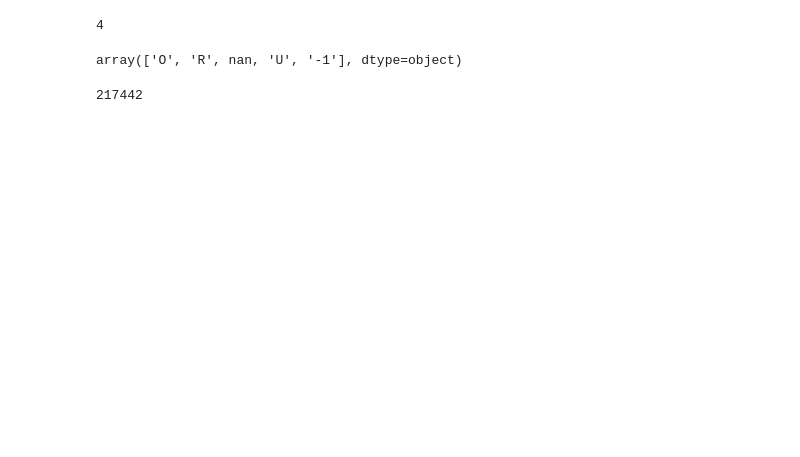
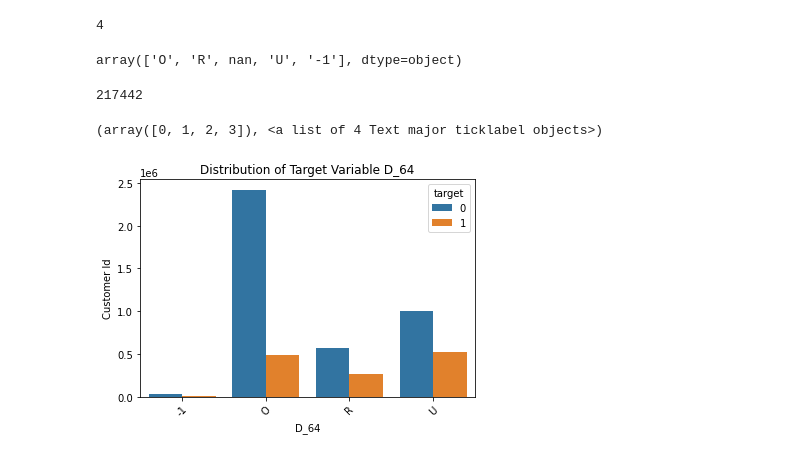
Before and after one commit to sankardevisharath/amex-default-prediction, a Jupyter notebook: notebooks/explore_columns.ipynb, the cells around one changed output. Saved outputs shown, nothing was run; the diff lists cells and outputs as text; code cells hidden in the pictures; blank space fills up the shorter version.

```diff
--- a/notebooks/explore_columns.ipynb
+++ b/notebooks/explore_columns.ipynb
@@ -358,3 +351,15 @@ array(['O', 'R', nan, 'U', '-1'], dtype=object)
 d_63_64_df['D_64'].isnull().sum()
 # %% [output]
 217442
+# %%
+del grp
+grp = d_63_64_df.groupby(by=['D_64', 'target'], dropna=False).count()
+grp = grp.reset_index()
+sns.barplot(x=grp.D_64,y=grp.customer_ID,
+                 hue=grp.target, data=grp)
+plt.title('Distribution of Target Variable D_64')
+plt.ylabel('Customer Id')
+plt.xticks(rotation=45)
+# %% [output]
+(array([0, 1, 2, 3]), <a list of 4 Text major ticklabel objects>)
+[figure, added]
```
Also changed, not shown: parts of 5 cells of this notebook.
